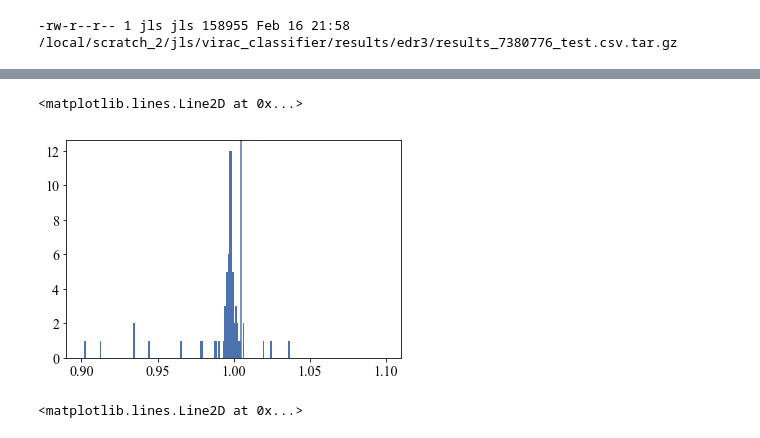
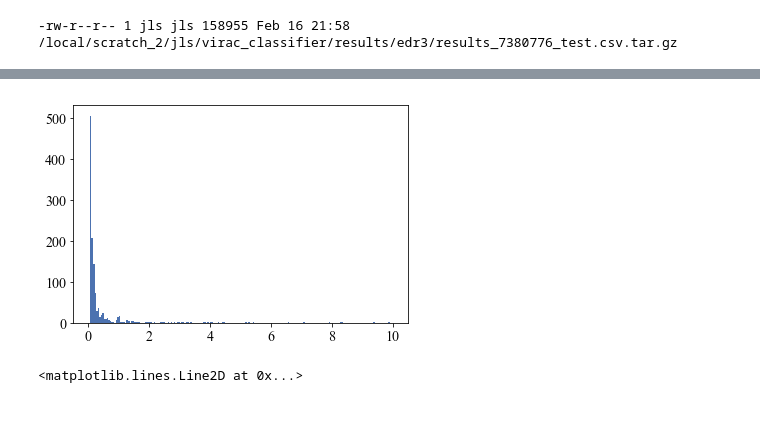
Before and after one commit to thomasmolnar/virac_classifier, a Jupyter notebook: test_notebooks/var_out.ipynb, the cells around one changed output, grey strips where cells are left out. Saved outputs shown, nothing was run; the diff lists cells and outputs as text; code cells hidden in the pictures.

```diff
--- a/test_notebooks/var_out.ipynb
+++ b/test_notebooks/var_out.ipynb
@@ -819,9 +814,8 @@ tt[['sourceid','lsq_period']][(tt['class']=='RRab')&(tt['prob']>0.8)]
 # %%
-plt.hist(tt['lsq_period'],bins=200,range=[0.9,1.1]);
-plt.axvline(1+0.005)
+plt.hist(tt['lsq_period'],bins=200,range=[0.,10.]);
+# plt.axvline(1+0.005)
 # %% [output]
-<matplotlib.lines.Line2D at 0x...>
-[figure, old version]
+[figure, new version]
 # %%
 import sys
 sys.path.append('../')
```
Also changed, not shown: parts of 1 cell of this notebook, 1 other file.
